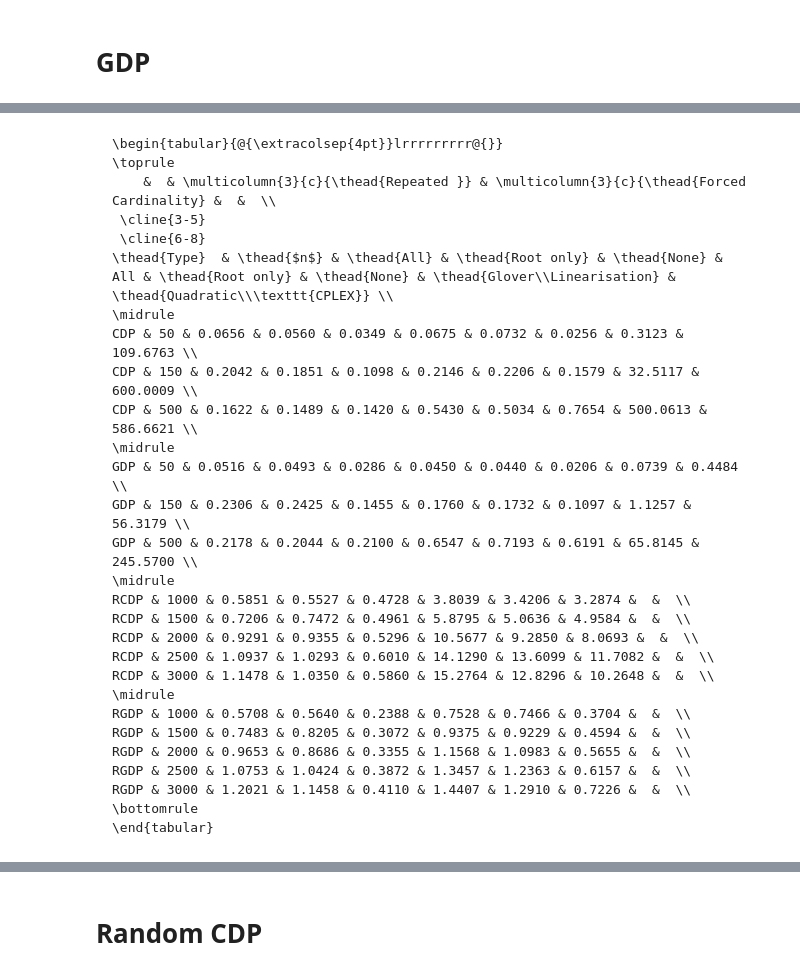
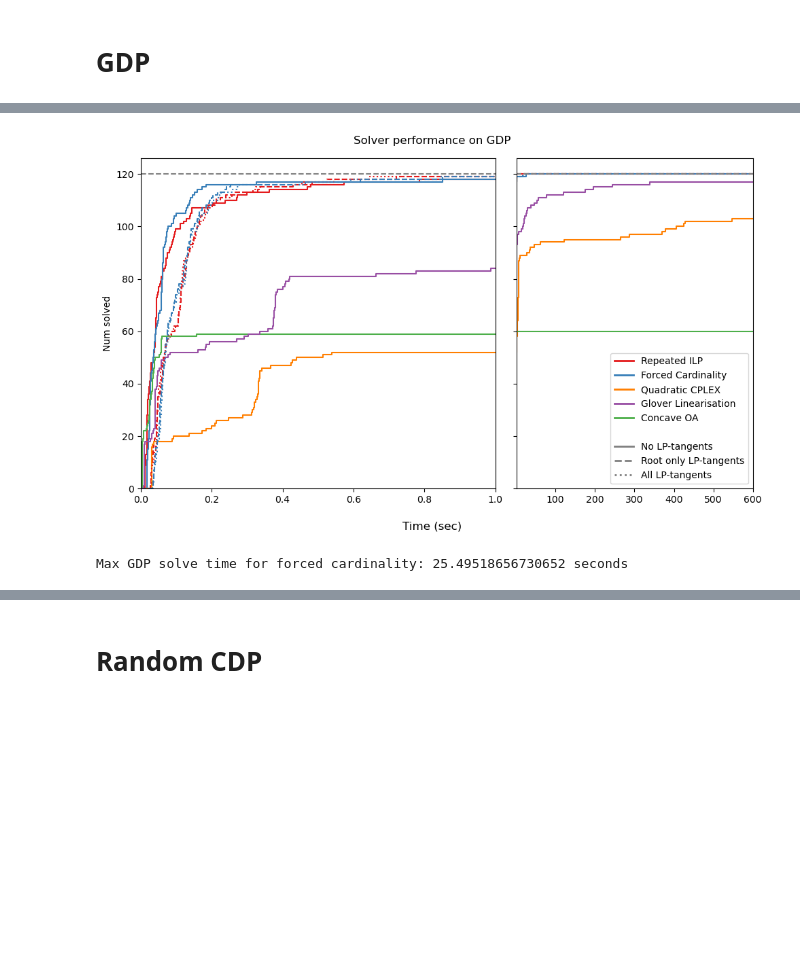
Before and after one commit to sandyspiers/EuclideanMaximisation.jl, a Jupyter notebook: results/analysis/experiment_results.ipynb, the cells around one changed output, grey strips where cells are left out. Cells and saved outputs as stored; diff of their text form; code cells hidden in the pictures; blank space fills up the shorter version.

````diff
--- a/results/analysis/experiment_results.ipynb
+++ b/results/analysis/experiment_results.ipynb
@@ -195,31 +263,30 @@ lp_tangent &  &  & True & rootonly & False & True & rootonly & False & False & F
-# %% [markdown]
-```latex
-\begin{tabular}{@{\extracolsep{4pt}}lrrrrrrrrr@{}}
-\toprule
-    &  & \multicolumn{3}{c}{\thead{Repeated }} & \multicolumn{3}{c}{\thead{Forced Cardinality} &  &  \\
- \cline{3-5}
- \cline{6-8}
-\thead{Type}  & \thead{$n$} & \thead{All} & \thead{Root only} & \thead{None} & All & \thead{Root only} & \thead{None} & \thead{Glover\\Linearisation} & \thead{Quadratic\\\texttt{CPLEX}} \\
-\midrule
-CDP & 50 & 0.0656 & 0.0560 & 0.0349 & 0.0675 & 0.0732 & 0.0256 & 0.3123 & 109.6763 \\
-CDP & 150 & 0.2042 & 0.1851 & 0.1098 & 0.2146 & 0.2206 & 0.1579 & 32.5117 & 600.0009 \\
-CDP & 500 & 0.1622 & 0.1489 & 0.1420 & 0.5430 & 0.5034 & 0.7654 & 500.0613 & 586.6621 \\
-\midrule
-GDP & 50 & 0.0516 & 0.0493 & 0.0286 & 0.0450 & 0.0440 & 0.0206 & 0.0739 & 0.4484 \\
-GDP & 150 & 0.2306 & 0.2425 & 0.1455 & 0.1760 & 0.1732 & 0.1097 & 1.1257 & 56.3179 \\
-GDP & 500 & 0.2178 & 0.2044 & 0.2100 & 0.6547 & 0.7193 & 0.6191 & 65.8145 & 245.5700 \\
-\midrule
-RCDP & 1000 & 0.5851 & 0.5527 & 0.4728 & 3.8039 & 3.4206 & 3.2874 &  &  \\
-RCDP & 1500 & 0.7206 & 0.7472 & 0.4961 & 5.8795 & 5.0636 & 4.9584 &  &  \\
-RCDP & 2000 & 0.9291 & 0.9355 & 0.5296 & 10.5677 & 9.2850 & 8.0693 &  &  \\
-RCDP & 2500 & 1.0937 & 1.0293 & 0.6010 & 14.1290 & 13.6099 & 11.7082 &  &  \\
-RCDP & 3000 & 1.1478 & 1.0350 & 0.5860 & 15.2764 & 12.8296 & 10.2648 &  &  \\
-\midrule
-RGDP & 1000 & 0.5708 & 0.5640 & 0.2388 & 0.7528 & 0.7466 & 0.3704 &  &  \\
-RGDP & 1500 & 0.7483 & 0.8205 & 0.3072 & 0.9375 & 0.9229 & 0.4594 &  &  \\
-RGDP & 2000 & 0.9653 & 0.8686 & 0.3355 & 1.1568 & 1.0983 & 0.5655 &  &  \\
-RGDP & 2500 & 1.0753 & 1.0424 & 0.3872 & 1.3457 & 1.2363 & 0.6157 &  &  \\
-RGDP & 3000 & 1.2021 & 1.1458 & 0.4110 & 1.4407 & 1.2910 & 0.7226 &  &  \\
-\bottomrule
-\end{tabular}
-```
+# %%
+_df = df[df["type"] == "GDP"]
+num_test = 120
+pp = get_performance_profiles(_df)
+middle_time = 1
+
+fig, axes = plt.subplots(1, 2, sharey=True, width_ratios=[3, 2], figsize=(10, 6))
+for ax in axes:
+    plot_pp(pp, ax, num_test)
+
+axes[0].set_xlim(0, middle_time)
+axes[1].set_xlim(middle_time, 600)
+
+lines, names = get_legend_lines_names(_df)
+axes[1].legend(lines, names, loc="lower right")
+
+fig.supxlabel("Time (sec)")
+axes[0].set_ylabel("Num solved")
+fig.suptitle("Solver performance on GDP")
+fig.tight_layout()
+if SAVE_FIG:
+    plt.savefig(f"{FIG_DIRECTORY}/pp_gdp.pdf")
+plt.show()
+
+print(
+    f"Max GDP solve time for forced cardinality: {df[(df['type']=='GDP')&(df['solver'] == 'fcard')]['solvetime'].max()} seconds"
+)
+# %% [output]
+[figure, added]
+Max GDP solve time for forced cardinality: 25.49518656730652 seconds
````
Also changed, not shown: parts of 28 cells of this notebook, 2 other files.
